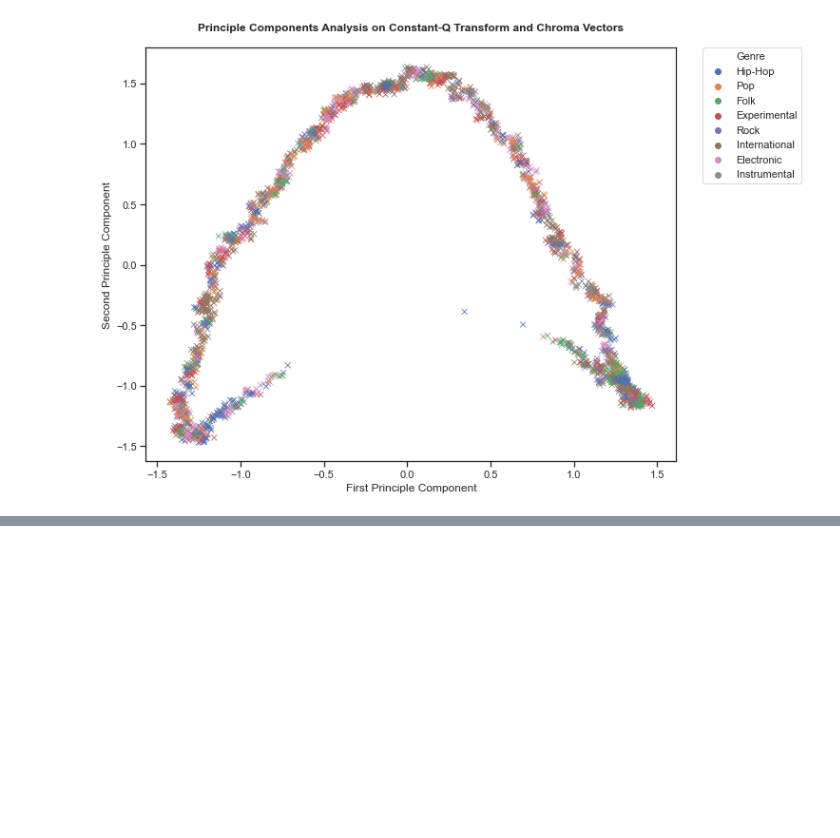
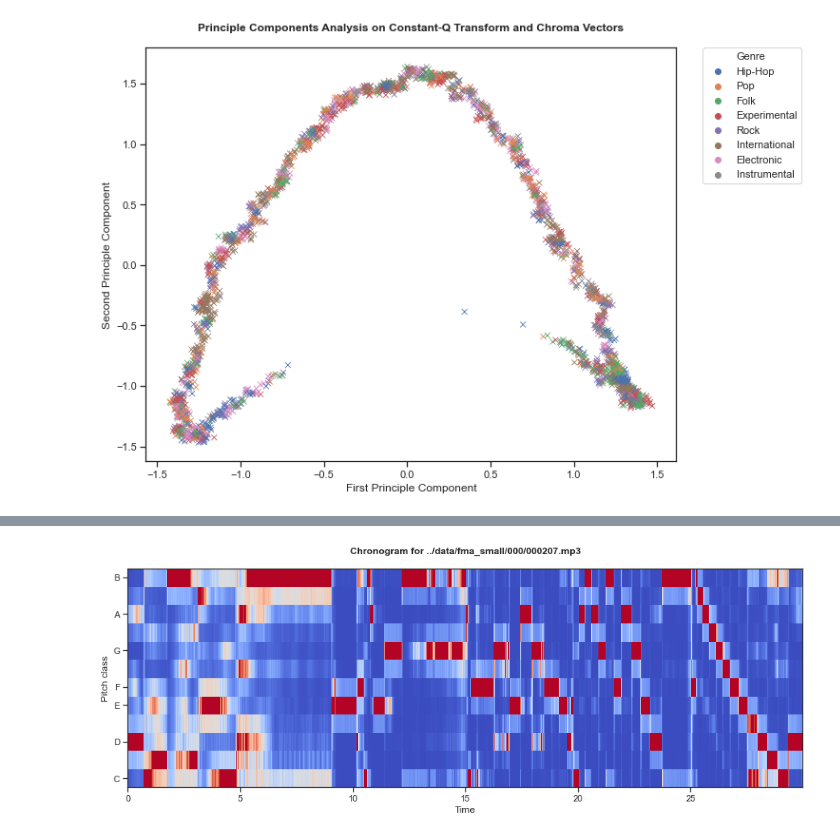
Before and after one commit to celestinhermez/music-genre-classification, a Jupyter notebook: model_development/exploratory_data_analysis.ipynb, the cells around one changed output, grey strips where cells are left out. Cells and saved outputs as stored; diff of their text form; code cells hidden in the pictures; blank space fills up the shorter version.

Commit message:
updated work with data preprocessing and eda

```diff
--- a/model_development/exploratory_data_analysis.ipynb
+++ b/model_development/exploratory_data_analysis.ipynb
@@ -252,0 +239,4 @@ array([3, 3, 6, ..., 6, 6, 3])
+# %%
+import IPython.display as ipd
+x, sr = librosa.load(df_train.file_path[14])
+ipd.Audio(x, rate=sr)
@@ -252,0 +245,10 @@ array([3, 3, 6, ..., 6, 6, 3])
+# %%
+
+import librosa.display
+chromagram = librosa.feature.chroma_stft(x, sr=sr, hop_length=15)
+plt.figure(figsize=(15, 5))
+plt.title('Chronogram for ../data/fma_small/000/000207.mp3\n', weight='bold')
+librosa.display.specshow(chromagram, x_axis='time', y_axis='chroma', hop_length=15, cmap='coolwarm')
+plt.savefig('chronogram.png')
+# %% [output]
+[figure, added]
```
Also changed, not shown: parts of 8 cells of this notebook, 1 other file.
